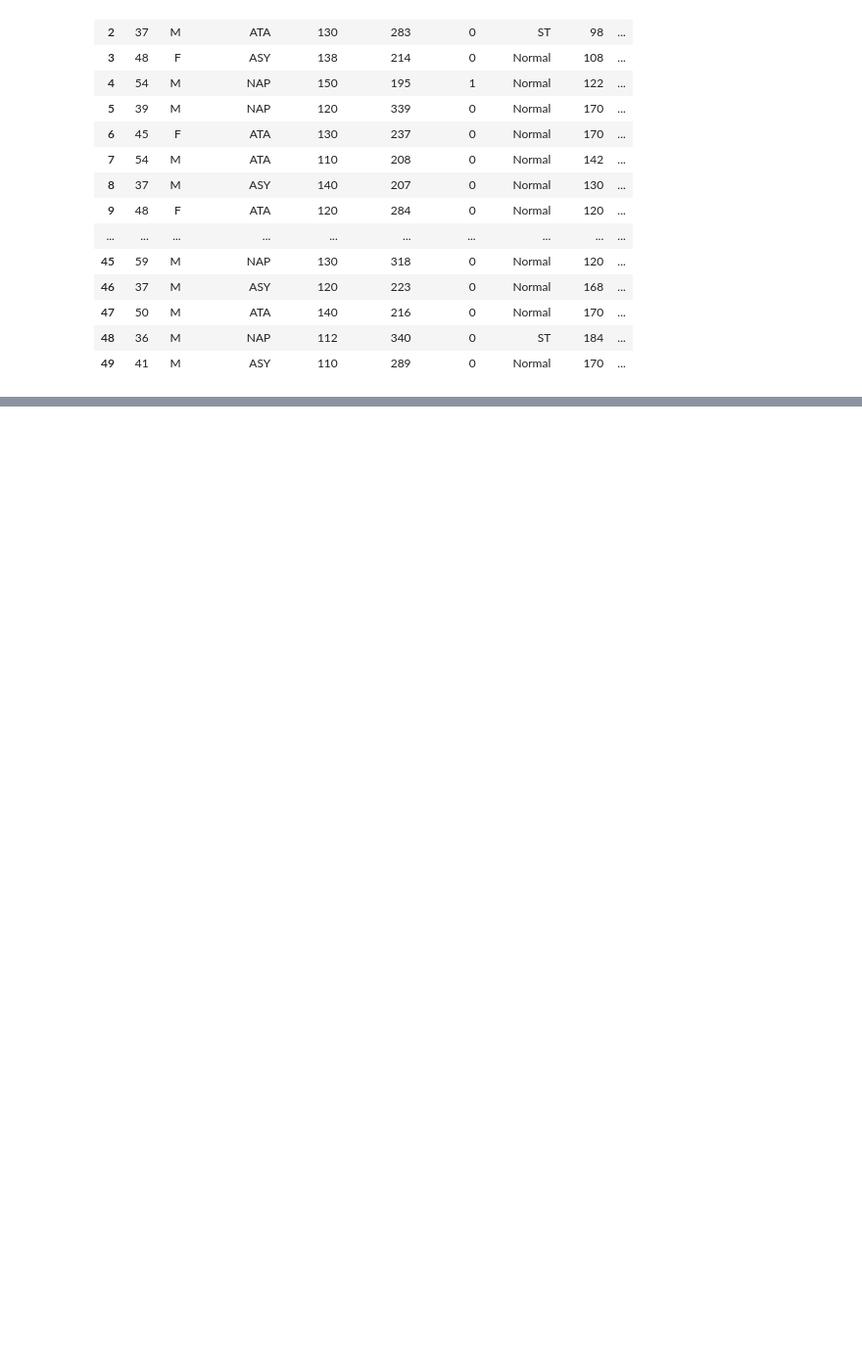
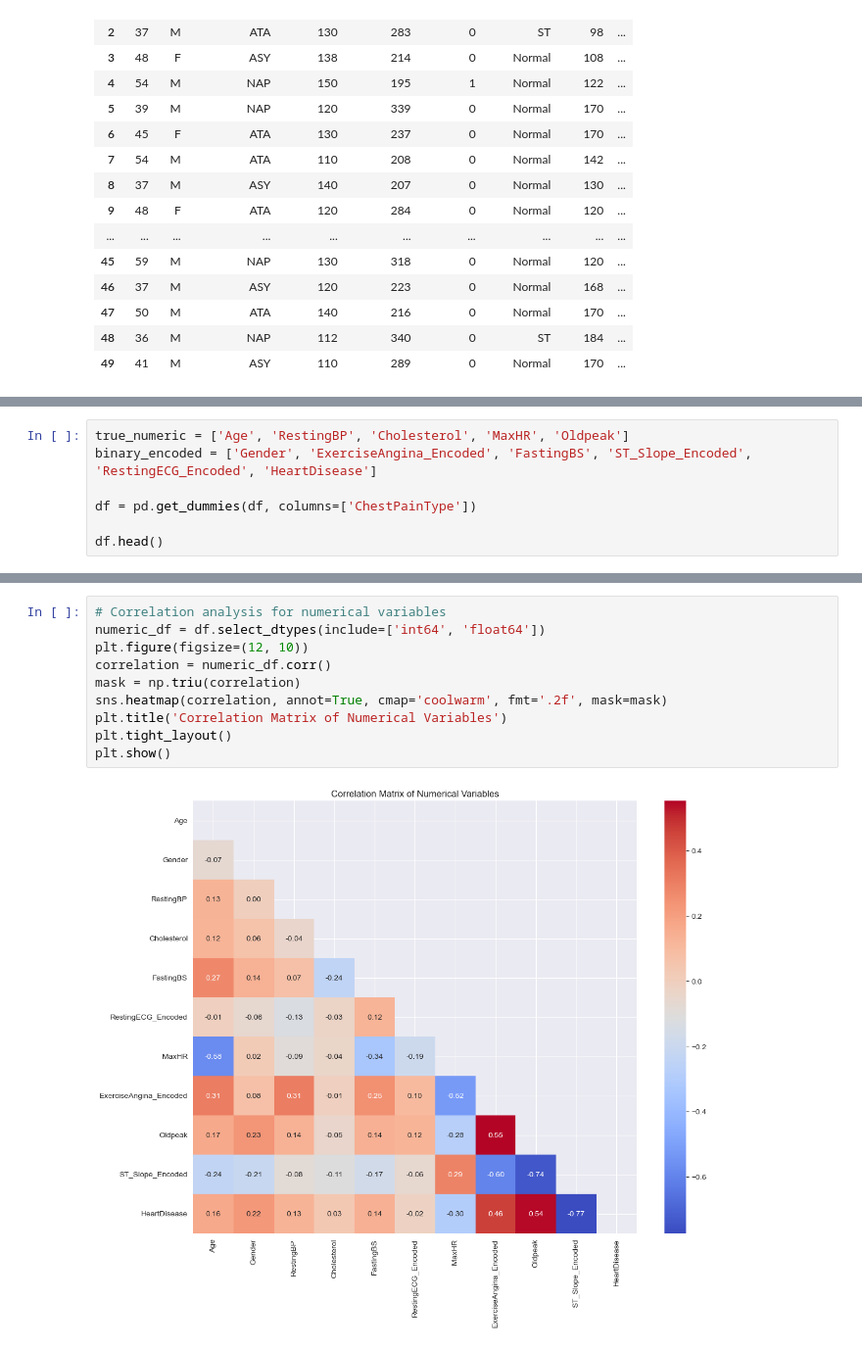
Before and after one commit to abdelmoniem-saad/Heart-Disease-Inferential-Statistics, a Jupyter notebook: Heart_Disease_Statistical_Inference.ipynb, the cells around one changed output, grey strips where cells are left out. Shown at 98% size. Saved outputs shown, nothing was run; the diff lists cells and outputs as text; blank space fills up the shorter version.

Commit message:
correlation and handling categorical

```diff
--- a/Heart_Disease_Statistical_Inference.ipynb
+++ b/Heart_Disease_Statistical_Inference.ipynb
@@ -103,0 +165,7 @@ df.head(7)
+# %%
+true_numeric = ['Age', 'RestingBP', 'Cholesterol', 'MaxHR', 'Oldpeak']
+binary_encoded = ['Gender', 'ExerciseAngina_Encoded', 'FastingBS', 'ST_Slope_Encoded', 'RestingECG_Encoded', 'HeartDisease']
+
+df = pd.get_dummies(df, columns=['ChestPainType'])
+
+df.head()
@@ -103,0 +179,12 @@ df.head(7)
+# %%
+# Correlation analysis for numerical variables
+numeric_df = df.select_dtypes(include=['int64', 'float64'])
+plt.figure(figsize=(12, 10))
+correlation = numeric_df.corr()
+mask = np.triu(correlation)
+sns.heatmap(correlation, annot=True, cmap='coolwarm', fmt='.2f', mask=mask)
+plt.title('Correlation Matrix of Numerical Variables')
+plt.tight_layout()
+plt.show()
+# %% [output]
+[figure, added]
```
Also changed, not shown: parts of 8 cells of this notebook.
